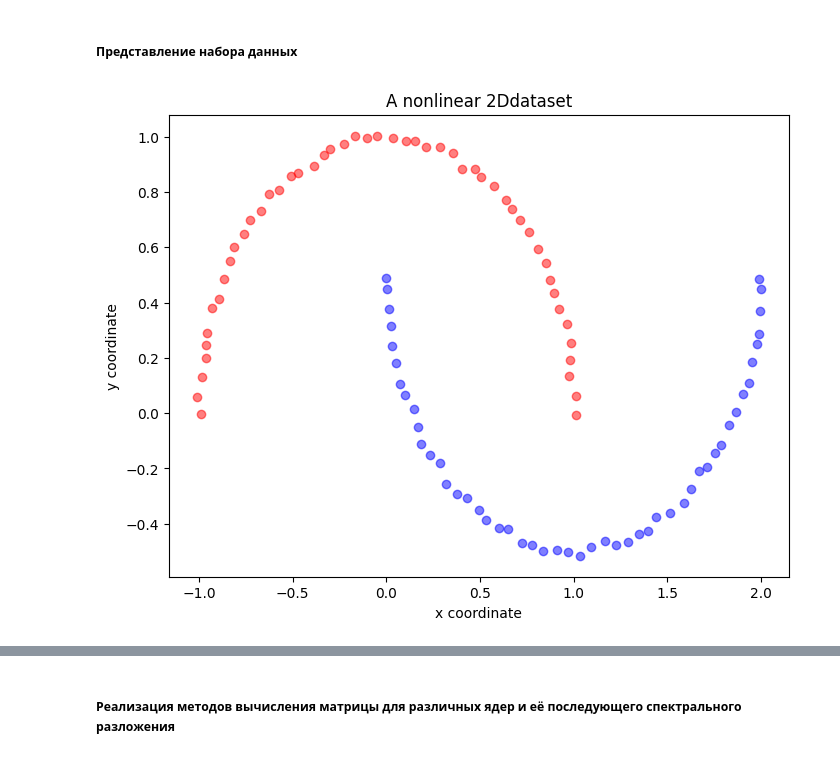
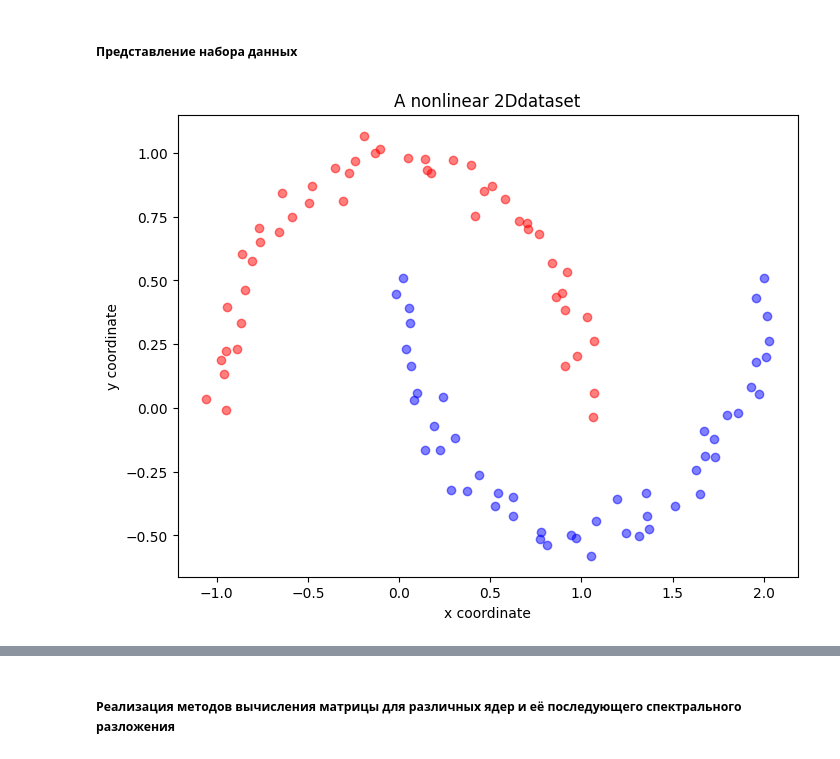
Before and after one commit to SergeyPishchulov/MOMO, a Jupyter notebook: Lab_1-1QR.ipynb, the cells around one changed output, grey strips where cells are left out. Cells and saved outputs as stored; diff of their text form; code cells hidden in the pictures.

```diff
--- a/Lab_1-1QR.ipynb
+++ b/Lab_1-1QR.ipynb
@@ -372,20 +371,20 @@ plt.show()
 ##### Представление набора данных
 # %%
 from sklearn.datasets import make_moons
-X, y = make_moons(n_samples=100, random_state=123, noise=0.01)#.05)
+X, y = make_moons(n_samples=100, random_state=123, noise=0.05)#.05)
 moons_x, moons_y = X, y
 plt.figure(figsize=(8, 6))
 
 plt.scatter(X[y == 0, 0], X[y == 0, 1], color='red', alpha=0.5)
 plt.scatter(X[y == 1, 0], X[y == 1, 1], color='blue', alpha=0.5)
 
 plt.title('A nonlinear 2Ddataset')
 plt.ylabel('y coordinate')
 plt.xlabel('x coordinate')
 
 plt.show()
 # %% [output]
-[figure, old version]
+[figure, new version]
 # %%
 # moons = np.concatenate([X, y.reshape((-1, 1))], axis=1)
 mean_values = np.mean(moons_x, axis=0)
```
Also changed, not shown: parts of 8 cells of this notebook.
